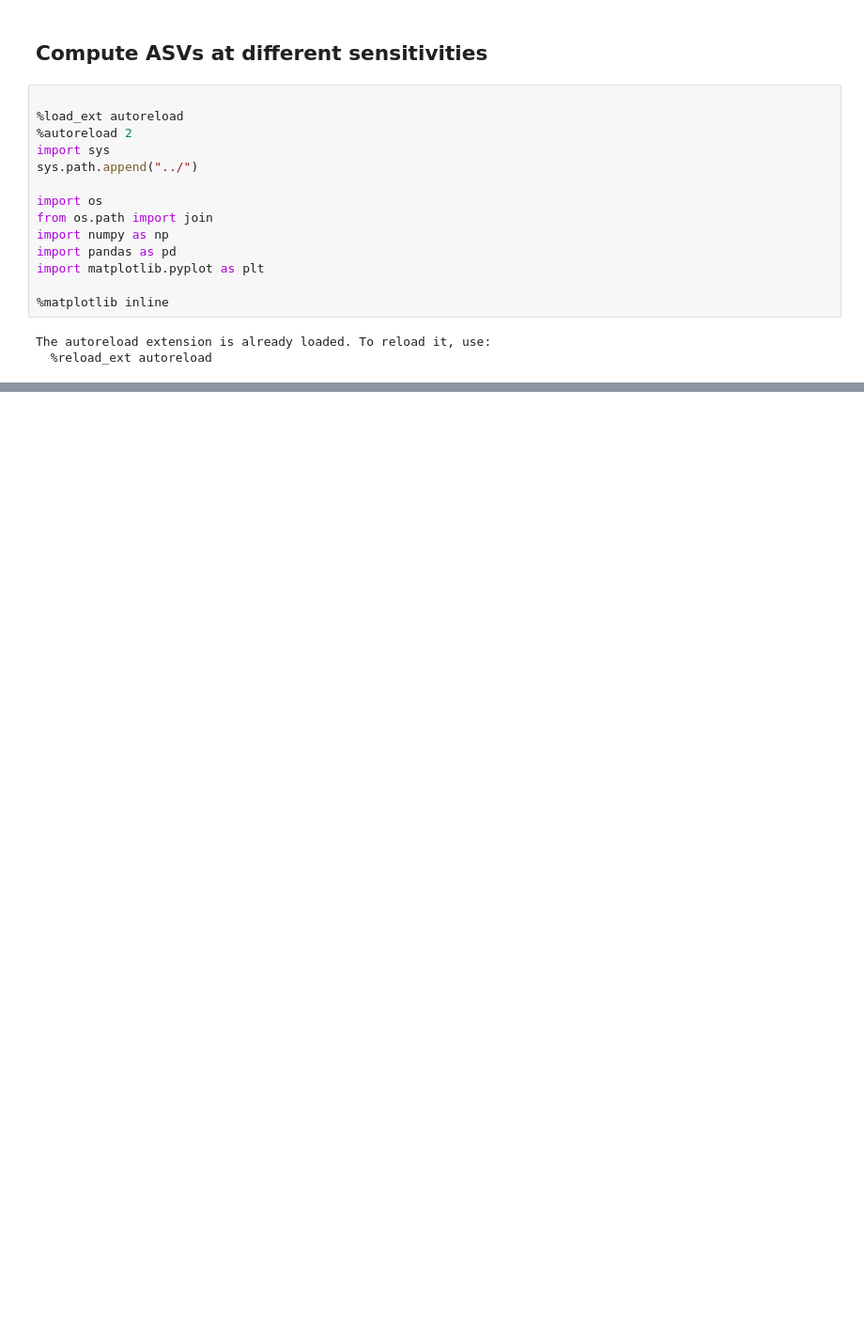
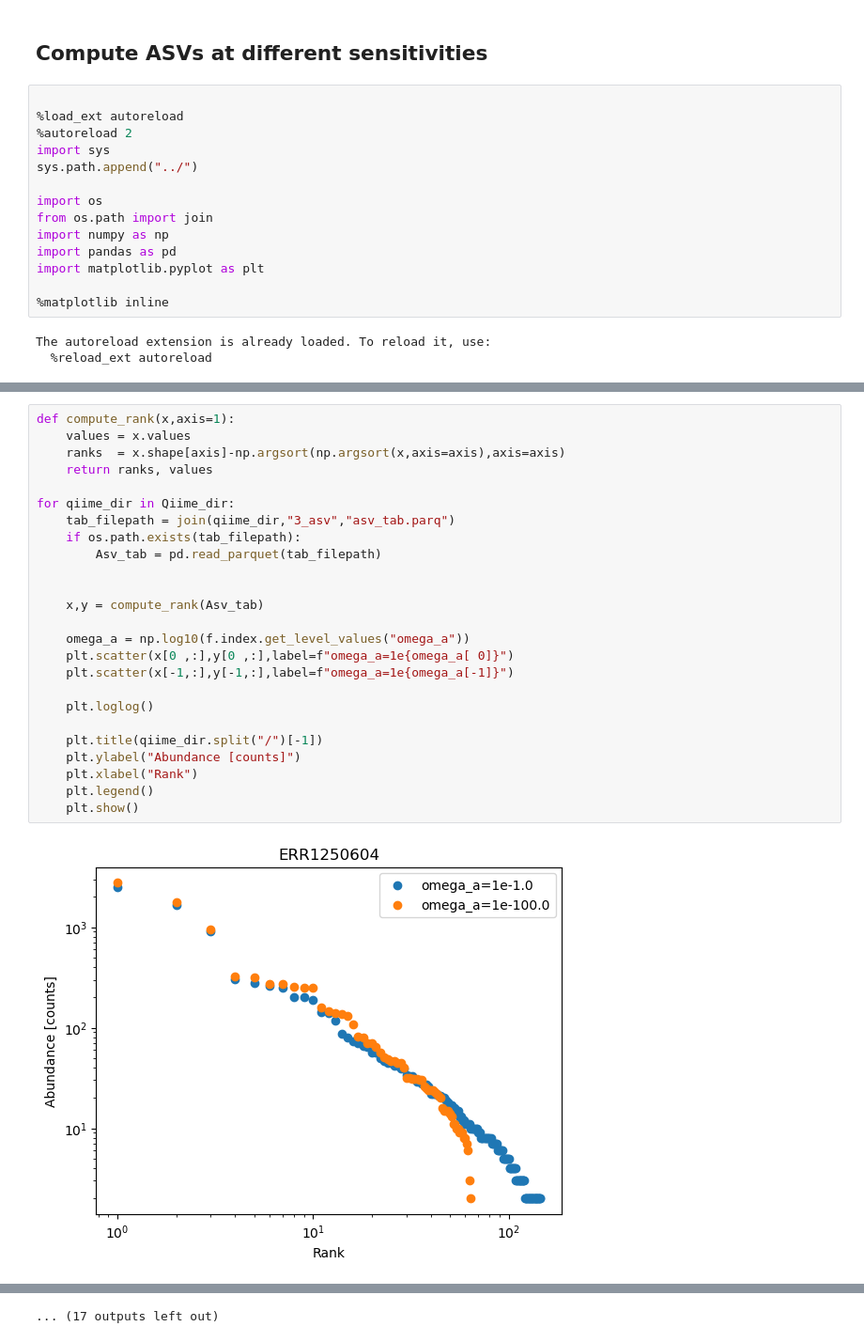
Before and after one commit to MarcelloSeppi/2026_ASV_clustering, a Jupyter notebook: ASV_extraction/qiime2_preprocessing_and_ASVs_extraction.ipynb, the cells around one changed output, grey strips where cells are left out. Shown at 94% size. Saved outputs shown, nothing was run; the diff lists cells and outputs as text; blank space fills up the shorter version.

```diff
--- a/ASV_extraction/qiime2_preprocessing_and_ASVs_extraction.ipynb
+++ b/ASV_extraction/qiime2_preprocessing_and_ASVs_extraction.ipynb
@@ -857,0 +541,27 @@ denoising_stats.save(join(qiime_dir,'3_dada2_stats.qza'))  # stats
+# %%
+def compute_rank(x,axis=1):
+    values = x.values
+    ranks  = x.shape[axis]-np.argsort(np.argsort(x,axis=axis),axis=axis)
+    return ranks, values
+
+for qiime_dir in Qiime_dir:
+    tab_filepath = join(qiime_dir,"3_asv","asv_tab.parq")
+    if os.path.exists(tab_filepath):
+        Asv_tab = pd.read_parquet(tab_filepath)
+
+
+    x,y = compute_rank(Asv_tab)
+
+    omega_a = np.log10(f.index.get_level_values("omega_a"))
+    plt.scatter(x[0 ,:],y[0 ,:],label=f"omega_a=1e{omega_a[ 0]}")
+    plt.scatter(x[-1,:],y[-1,:],label=f"omega_a=1e{omega_a[-1]}")
+
+    plt.loglog()
+
+    plt.title(qiime_dir.split("/")[-1])
+    plt.ylabel("Abundance [counts]")
+    plt.xlabel("Rank")
+    plt.legend()
+    plt.show()
+# %% [output]
+[figure, added]
@@ -857,0 +579 @@ denoising_stats.save(join(qiime_dir,'3_dada2_stats.qza'))  # stats
+... (17 outputs left out)
```
Also changed, not shown: parts of 30 cells of this notebook, 2 other files.
